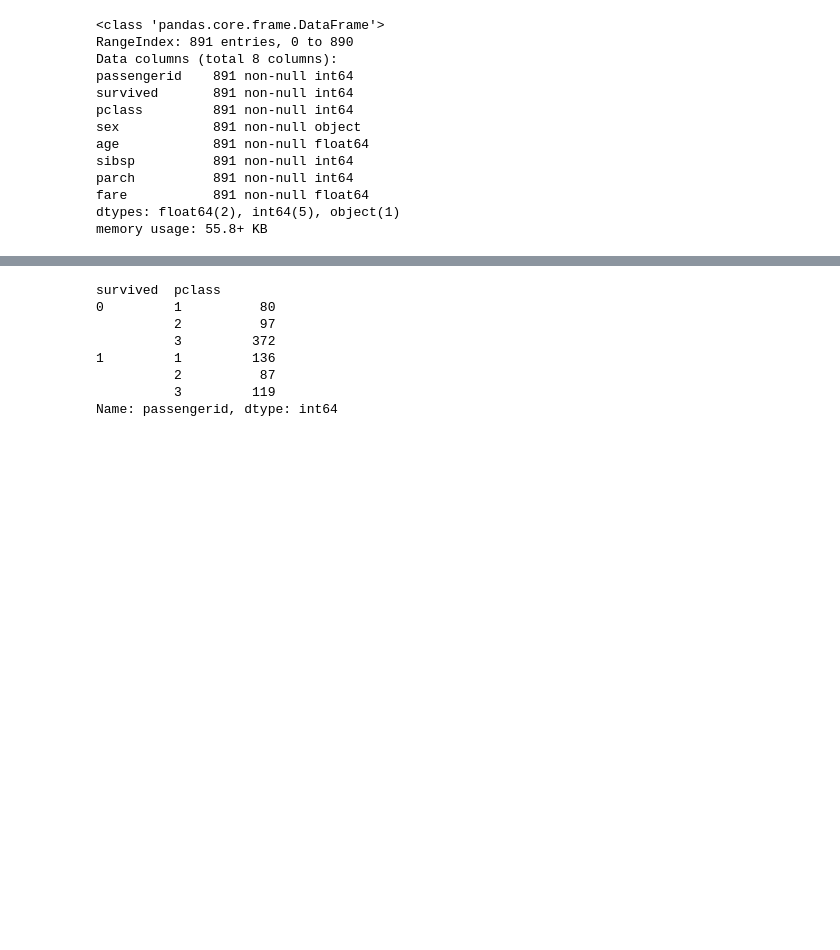
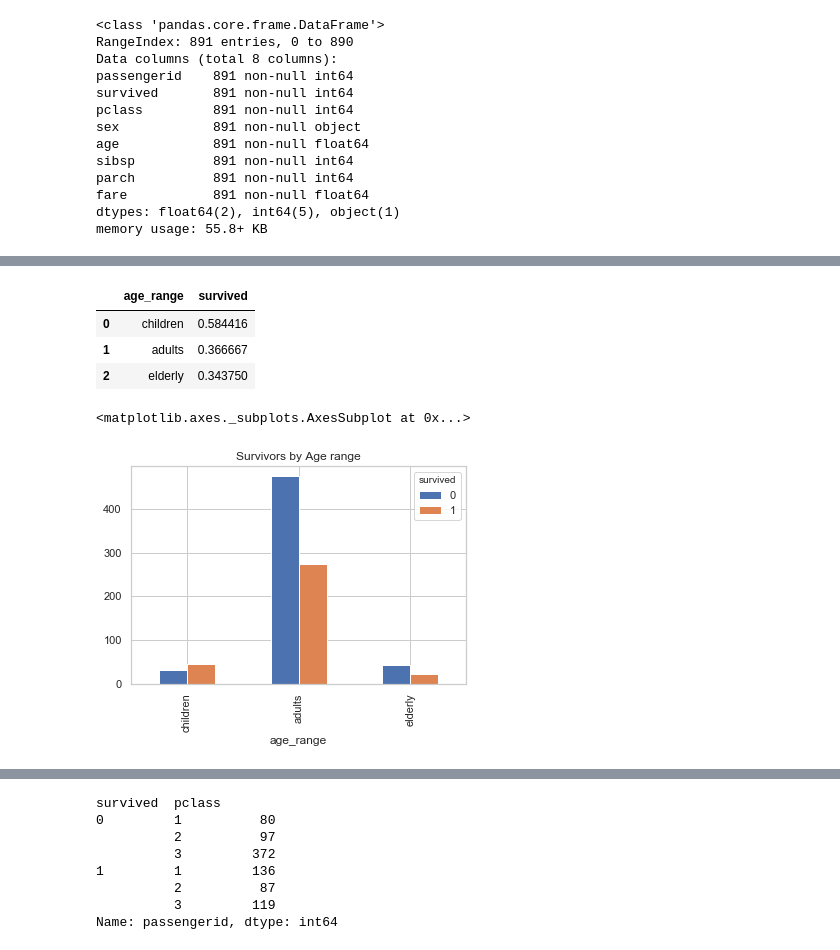
Before and after one commit to balbinosjr/UdacityprjII, a Jupyter notebook: titanic-projectII.ipynb, the cells around one changed output, grey strips where cells are left out. Cells and saved outputs as stored; diff of their text form; code cells hidden in the pictures; blank space fills up the shorter version.

```diff
--- a/titanic-projectII.ipynb
+++ b/titanic-projectII.ipynb
@@ -295,0 +195,14 @@ verificar graficamente a distribuição média dos sobreviventes em cada um dos
+# %%
+# Calculando a média de sobreviventes com base na faixa etária
+dftitan[['age_range', 'survived' ]].groupby([ 'age_range'], as_index=False).mean()
+# %% [output]
+|  | age_range | survived |
+| 0 | children | 0.584416 |
+| 1 | adults | 0.366667 |
+| 2 | elderly | 0.343750 |
+# %%
+# Gráfico que mostra sobreviventes e não-sobreviventes por faixa etária
+dftitan.groupby(['age_range', 'survived']).size().unstack().plot(kind = 'bar', title = 'Survivors by Age range')
+# %% [output]
+<matplotlib.axes._subplots.AxesSubplot at 0x...>
+[figure, added]
```
Also changed, not shown: parts of 63 cells of this notebook.
